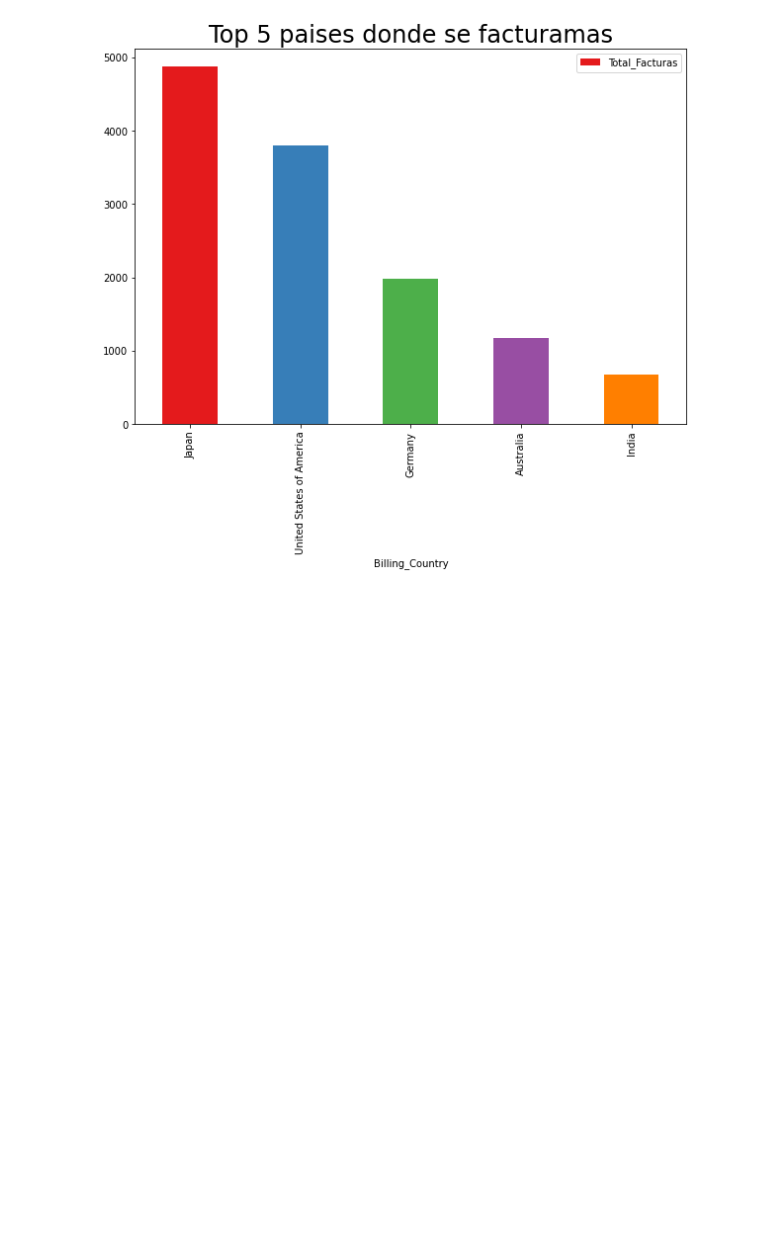
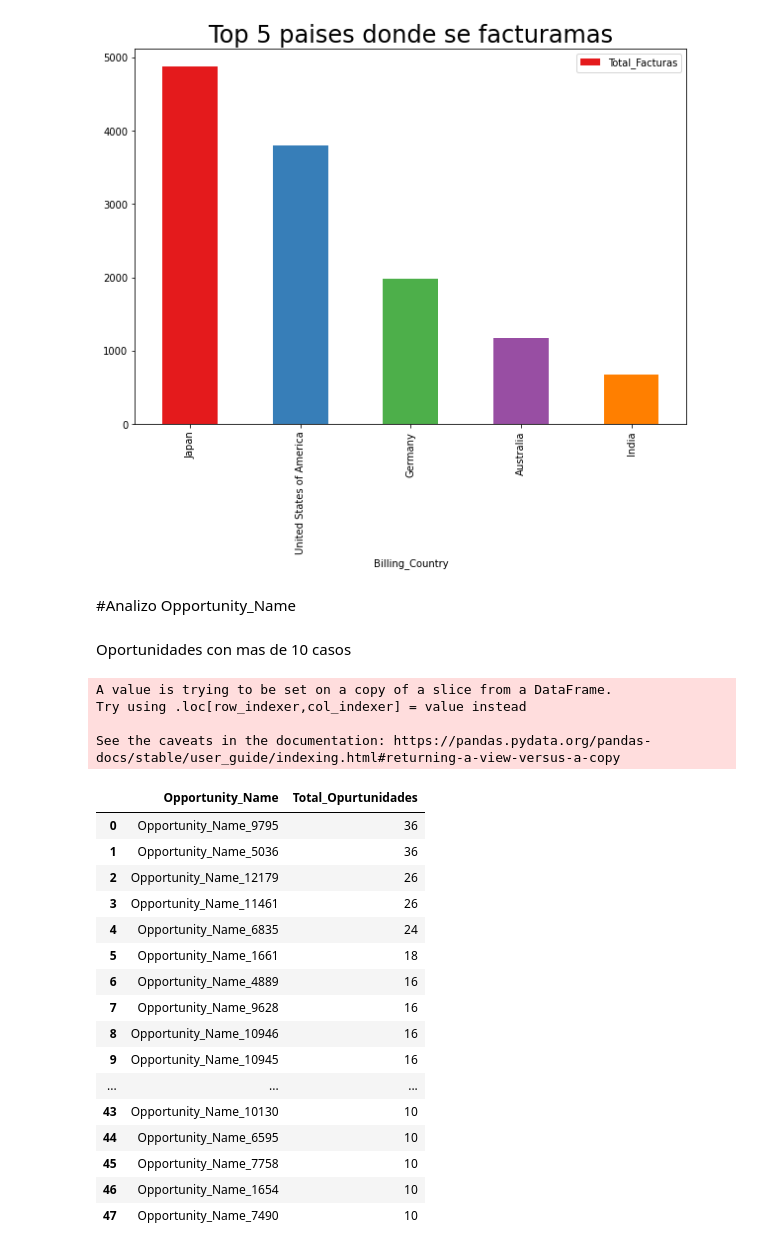
Before and after one commit to Fiuba-Big-Data-Analytics/Fiuba-Big-Data-Analytics-TPs, a Jupyter notebook: Tp1/Elvis/Orga_TP1_V_Colab.ipynb, the cells around one changed output. Saved outputs shown, nothing was run; the diff lists cells and outputs as text; code cells hidden in the pictures; blank space fills up the shorter version.

```diff
--- a/Tp1/Elvis/Orga_TP1_V_Colab.ipynb
+++ b/Tp1/Elvis/Orga_TP1_V_Colab.ipynb
@@ -417,3 +417,37 @@ plt.title('Top 5 paises donde se facturamas',fontsize=24)
 # %% [output]
 Text(0.5, 1.0, 'Top 5 paises donde se facturamas')
 [figure]
+# %% [markdown]
+#Analizo
+Opportunity_Name
+# %% [markdown]
+Oportunidades con mas de 10 casos
+# %%
+oportunidades = df[['Opportunity_Name']]
+oportunidades['Total_Opurtunidades'] = '1'
+oportunidades = oportunidades.groupby('Opportunity_Name').count().sort_values(by=['Total_Opurtunidades'],ascending=False)
+oportunidades = oportunidades.reset_index()
+oportunidades = oportunidades.loc[oportunidades.Total_Opurtunidades >= 10, :]
+oportunidades
+# %% [output]
+A value is trying to be set on a copy of a slice from a DataFrame.
+Try using .loc[row_indexer,col_indexer] = value instead
+
+See the caveats in the documentation: https://pandas.pydata.org/pandas-docs/stable/user_guide/indexing.html#returning-a-view-versus-a-copy
+|  | Opportunity_Name | Total_Opurtunidades |
+| 0 | Opportunity_Name_9795 | 36 |
+| 1 | Opportunity_Name_5036 | 36 |
+| 2 | Opportunity_Name_12179 | 26 |
+| 3 | Opportunity_Name_11461 | 26 |
+| 4 | Opportunity_Name_6835 | 24 |
+| 5 | Opportunity_Name_1661 | 18 |
+| 6 | Opportunity_Name_4889 | 16 |
+| 7 | Opportunity_Name_9628 | 16 |
+| 8 | Opportunity_Name_10946 | 16 |
+| 9 | Opportunity_Name_10945 | 16 |
+| ... | ... | ... |
+| 43 | Opportunity_Name_10130 | 10 |
+| 44 | Opportunity_Name_6595 | 10 |
+| 45 | Opportunity_Name_7758 | 10 |
+| 46 | Opportunity_Name_1654 | 10 |
+| 47 | Opportunity_Name_7490 | 10 |
```
Also changed, not shown: parts of 11 cells of this notebook.
